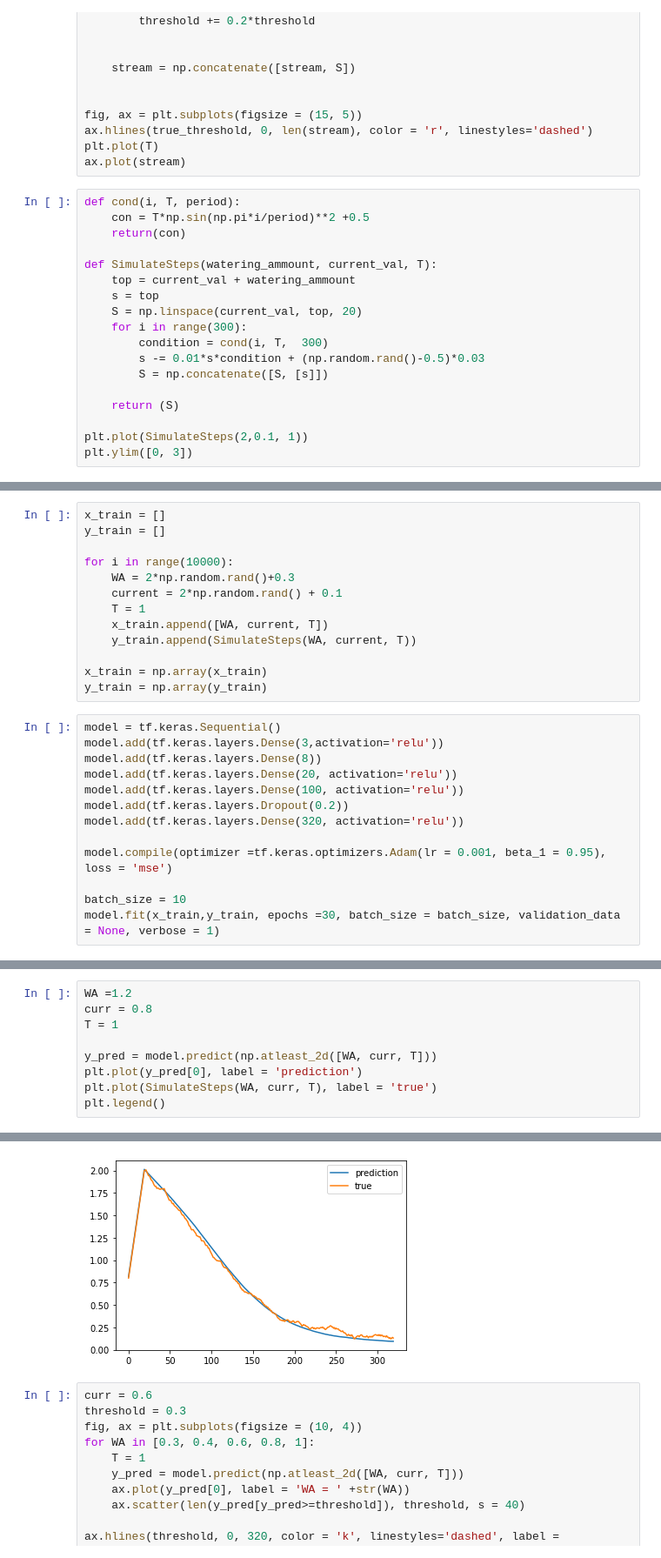
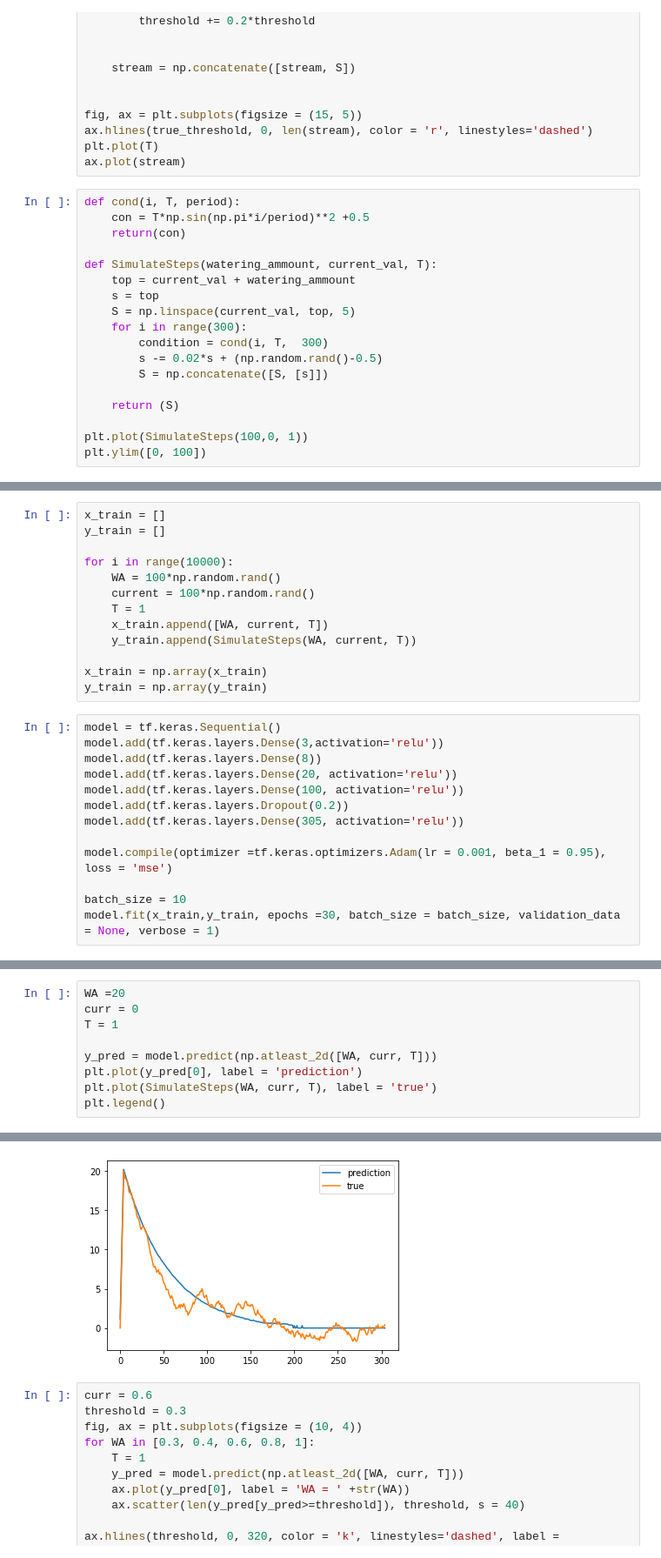
Before and after one commit to naiades-jsi/Carouge, a Jupyter notebook: notebooks/Flowerbed simulation.ipynb, the cells around one changed output, grey strips where cells are left out. Shown at 87% size. Cells and saved outputs as stored; diff of their text form.

```diff
--- a/notebooks/Flowerbed simulation.ipynb
+++ b/notebooks/Flowerbed simulation.ipynb
@@ -64,14 +64,14 @@ def cond(i, T, period):
 def SimulateSteps(watering_ammount, current_val, T):
     top = current_val + watering_ammount
     s = top
-    S = np.linspace(current_val, top, 20)
+    S = np.linspace(current_val, top, 5)
     for i in range(300):
         condition = cond(i, T,  300)
-        s -= 0.01*s*condition + (np.random.rand()-0.5)*0.03
+        s -= 0.02*s + (np.random.rand()-0.5)
         S = np.concatenate([S, [s]])
 
     return (S)
 
-plt.plot(SimulateSteps(2,0.1, 1))
-plt.ylim([0, 3])
+plt.plot(SimulateSteps(100,0, 1))
+plt.ylim([0, 100])
 # %% [output]
@@ -82,8 +82,8 @@ x_train = []
 y_train = []
 
 for i in range(10000):
-    WA = 2*np.random.rand()+0.3
-    current = 2*np.random.rand() + 0.1
+    WA = 100*np.random.rand()
+    current = 100*np.random.rand()
     T = 1
     x_train.append([WA, current, T])
     y_train.append(SimulateSteps(WA, current, T))
@@ -97,7 +97,7 @@ model.add(tf.keras.layers.Dense(8))
 model.add(tf.keras.layers.Dense(20, activation='relu'))
 model.add(tf.keras.layers.Dense(100, activation='relu'))
 model.add(tf.keras.layers.Dropout(0.2))
-model.add(tf.keras.layers.Dense(320, activation='relu'))
+model.add(tf.keras.layers.Dense(305, activation='relu'))
 
 model.compile(optimizer =tf.keras.optimizers.Adam(lr = 0.001, beta_1 = 0.95), loss = 'mse')
 
@@ -124,16 +124,16 @@ Epoch 30/30
 <tensorflow.python.keras.callbacks.History at 0x...>
 # %%
-WA =1.2
-curr = 0.8
+WA =20
+curr = 0
 T = 1
 
 y_pred = model.predict(np.atleast_2d([WA, curr, T]))
 plt.plot(y_pred[0], label = 'prediction')
 plt.plot(SimulateSteps(WA, curr, T), label = 'true')
 plt.legend()
 # %% [output]
 <matplotlib.legend.Legend at 0x...>
-[figure, old version]
+[figure, new version]
 # %%
 curr = 0.6
 threshold = 0.3
```
Also changed, not shown: parts of 4 cells of this notebook, 6 other files.
